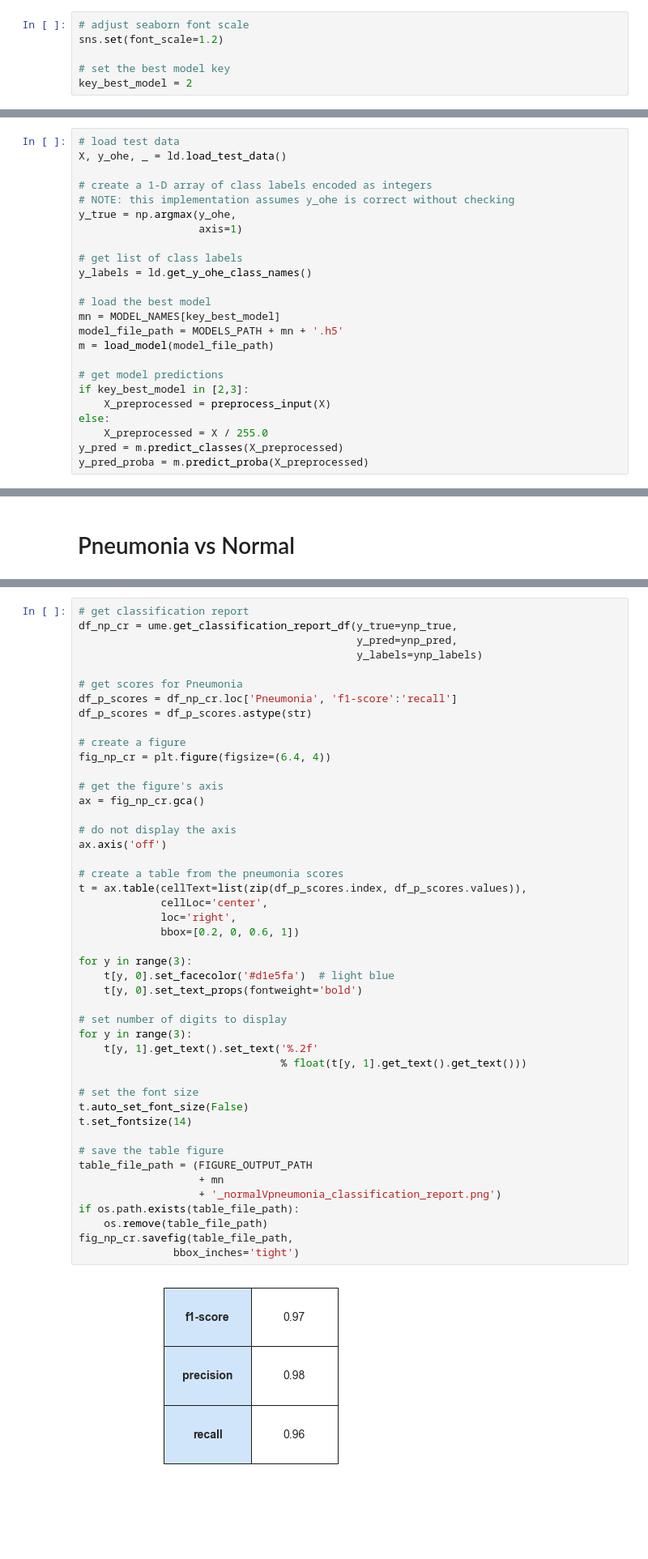
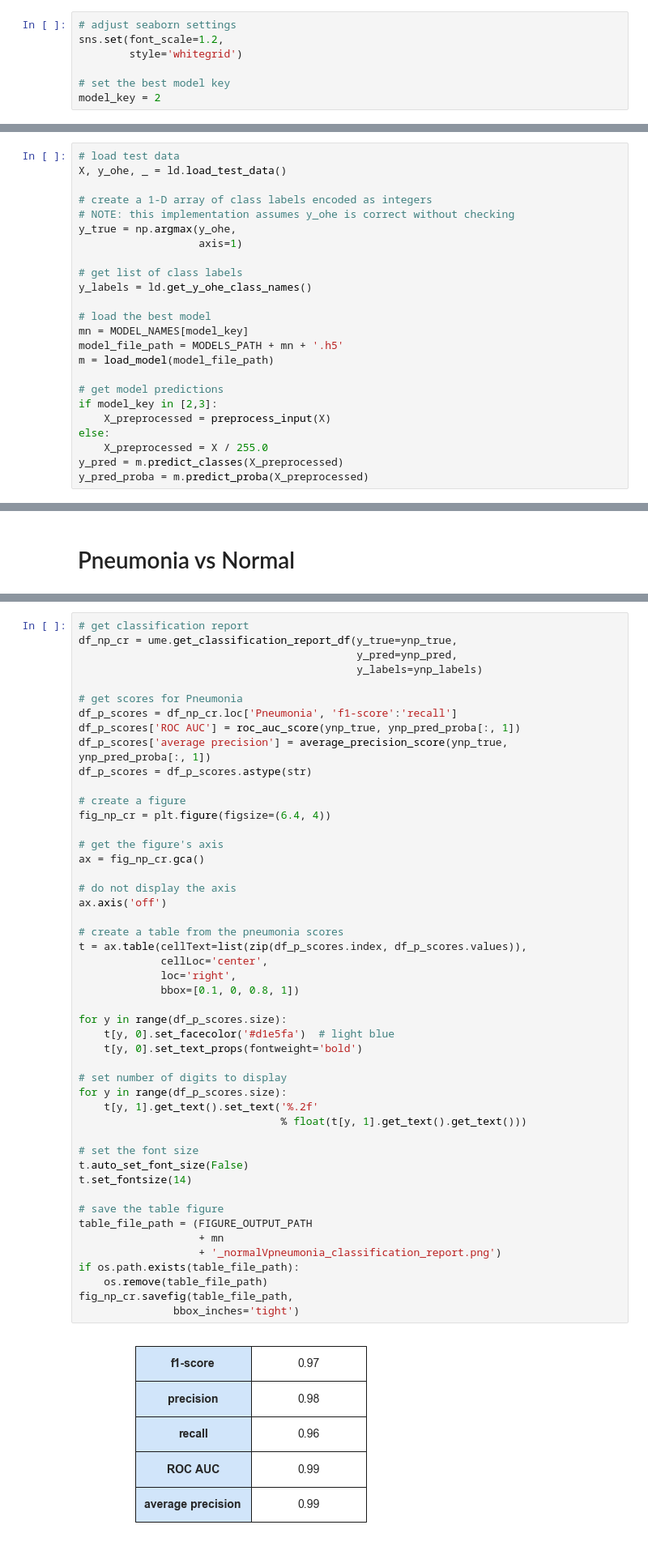
Before and after one commit to jonpoage/Springboard_Capstone_2, a Jupyter notebook: notebooks/analyze_results.ipynb, the cells around one changed output, grey strips where cells are left out. Shown at 81% size. Drawn from its saved outputs; the diff is of its cells as text; blank space fills up the shorter version.

```diff
--- a/notebooks/analyze_results.ipynb
+++ b/notebooks/analyze_results.ipynb
@@ -12,11 +12,12 @@ from sklearn.metrics import accuracy_score
 # %% [markdown]
 # Configuration
 # %%
-# adjust seaborn font scale
-sns.set(font_scale=1.2)
+# adjust seaborn settings
+sns.set(font_scale=1.2,
+        style='whitegrid')
 
 # set the best model key
-key_best_model = 2
+model_key = 2
 # %% [markdown]
 # Prepare Data
 # %%
@@ -32,12 +33,12 @@ y_true = np.argmax(y_ohe,
 y_labels = ld.get_y_ohe_class_names()
 
 # load the best model
-mn = MODEL_NAMES[key_best_model]
+mn = MODEL_NAMES[model_key]
 model_file_path = MODELS_PATH + mn + '.h5'
 m = load_model(model_file_path)
 
 # get model predictions
-if key_best_model in [2,3]:
+if model_key in [2,3]:
     X_preprocessed = preprocess_input(X)
 else:
     X_preprocessed = X / 255.0
@@ -95,6 +96,8 @@ df_np_cr = ume.get_classification_report_df(y_true=ynp_true,
 
 # get scores for Pneumonia
 df_p_scores = df_np_cr.loc['Pneumonia', 'f1-score':'recall']
+df_p_scores['ROC AUC'] = roc_auc_score(ynp_true, ynp_pred_proba[:, 1])
+df_p_scores['average precision'] = average_precision_score(ynp_true, ynp_pred_proba[:, 1])
 df_p_scores = df_p_scores.astype(str)
 
 # create a figure
@@ -104,34 +107,34 @@ fig_np_cr = plt.figure(figsize=(6.4, 4))
 ax = fig_np_cr.gca()
 
 # do not display the axis
 ax.axis('off')
 
 # create a table from the pneumonia scores
 t = ax.table(cellText=list(zip(df_p_scores.index, df_p_scores.values)),
              cellLoc='center',
              loc='right',
-             bbox=[0.2, 0, 0.6, 1])
+             bbox=[0.1, 0, 0.8, 1])
 
-for y in range(3):
+for y in range(df_p_scores.size):
     t[y, 0].set_facecolor('#d1e5fa')  # light blue
     t[y, 0].set_text_props(fontweight='bold')
 
 # set number of digits to display
-for y in range(3):
+for y in range(df_p_scores.size):
     t[y, 1].get_text().set_text('%.2f'
                                 % float(t[y, 1].get_text().get_text()))
 
 # set the font size
 t.auto_set_font_size(False)
 t.set_fontsize(14)
 
 # save the table figure
 table_file_path = (FIGURE_OUTPUT_PATH
                    + mn
                    + '_normalVpneumonia_classification_report.png')
 if os.path.exists(table_file_path):
     os.remove(table_file_path)
 fig_np_cr.savefig(table_file_path,
                bbox_inches='tight')
 # %% [output]
-[figure, old version]
+[figure, new version]
```
Also changed, not shown: parts of 8 cells of this notebook, 2 other files.
